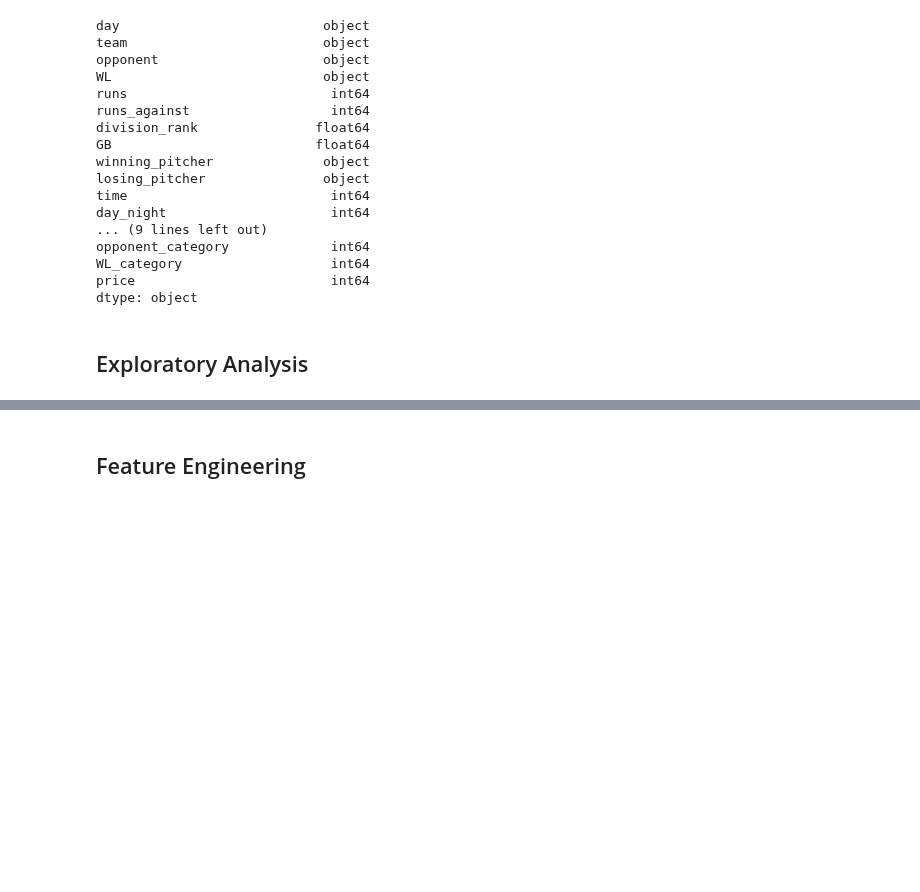
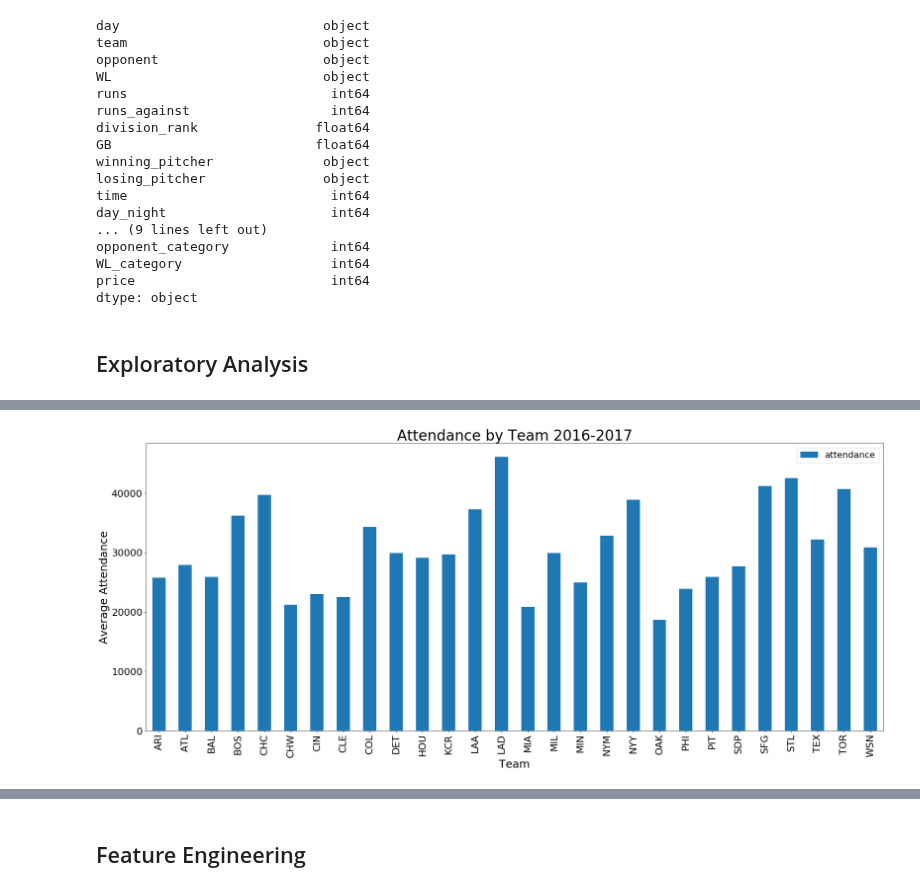
Before and after one commit to str007/Thinkful, a Jupyter notebook: Final_Capstone.ipynb, the cells around one changed output, grey strips where cells are left out. Saved outputs shown, nothing was run; the diff lists cells and outputs as text; code cells hidden in the pictures; blank space fills up the shorter version.

```diff
--- a/Final_Capstone.ipynb
+++ b/Final_Capstone.ipynb
@@ -388,0 +391,15 @@ dtype: object
+# %%
+#Create variable for avg attendance grouped by team
+attendance_team = team_df[['attendance','team']].groupby('team').mean()
+
+#Set plot preferences and show plot
+attendance_team.plot.bar(figsize=(30, 12))
+plt.legend(fontsize=20)
+plt.title('Attendance by Team 2016-2017', fontsize=33)
+plt.xlabel('Team', fontsize=25)
+plt.ylabel('Average Attendance', fontsize=25)
+plt.xticks(fontsize=22)
+plt.yticks(fontsize=22)
+plt.show()
+# %% [output]
+[figure, added]
```
Also changed, not shown: parts of 23 cells of this notebook.
